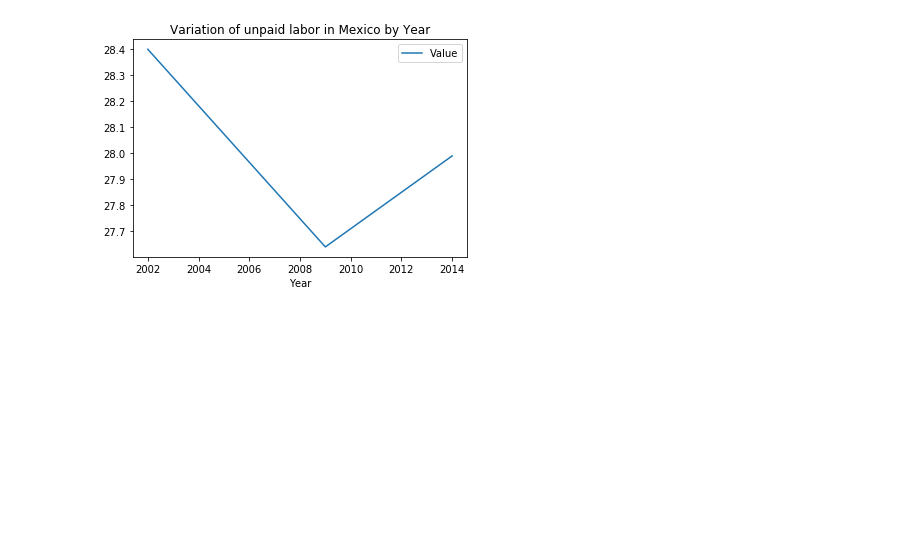
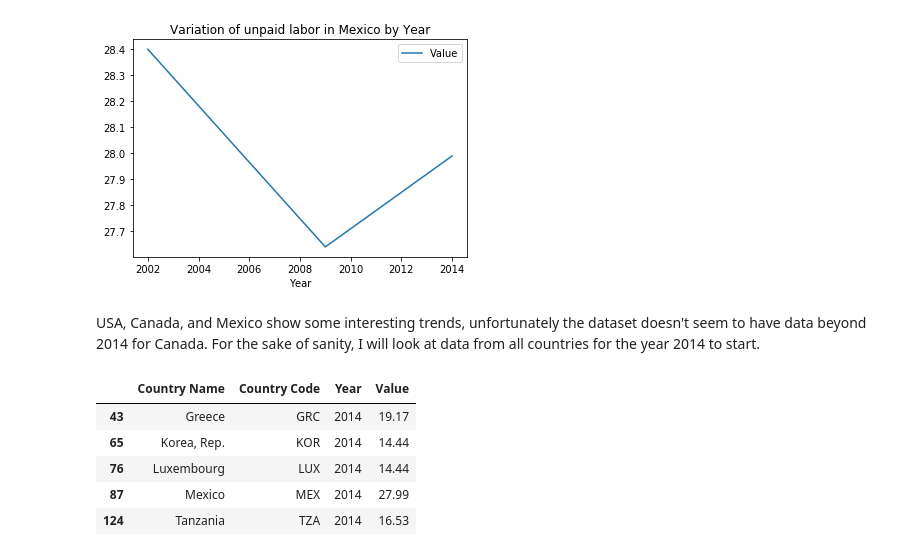
Before and after one commit to anusreeb/unpaid-labor-women, a Jupyter notebook: Unpaid_labor_investigation.ipynb, the cells around one changed output. Cells and saved outputs as stored; diff of their text form; code cells hidden in the pictures; blank space fills up the shorter version.

```diff
--- a/Unpaid_labor_investigation.ipynb
+++ b/Unpaid_labor_investigation.ipynb
@@ -62,3 +62,15 @@ df_na[df_na['Country Code']=='MEX'].plot(x='Year',y='Value',title='Variation of
 # %% [output]
 <matplotlib.axes._subplots.AxesSubplot at 0x...>
 [figure]
+# %% [markdown]
+USA, Canada, and Mexico show some interesting trends, unfortunately the dataset doesn't seem to have data beyond 2014 for Canada. For the sake of sanity, I will look at data from all countries for the year 2014 to start.
+# %%
+data_2014 = data[data['Year'].isin([2014])]
+data_2014.head()
+# %% [output]
+|  | Country Name | Country Code | Year | Value |
+| 43 | Greece | GRC | 2014 | 19.17 |
+| 65 | Korea, Rep. | KOR | 2014 | 14.44 |
+| 76 | Luxembourg | LUX | 2014 | 14.44 |
+| 87 | Mexico | MEX | 2014 | 27.99 |
+| 124 | Tanzania | TZA | 2014 | 16.53 |
```
Also changed, not shown: parts of 7 cells of this notebook.
